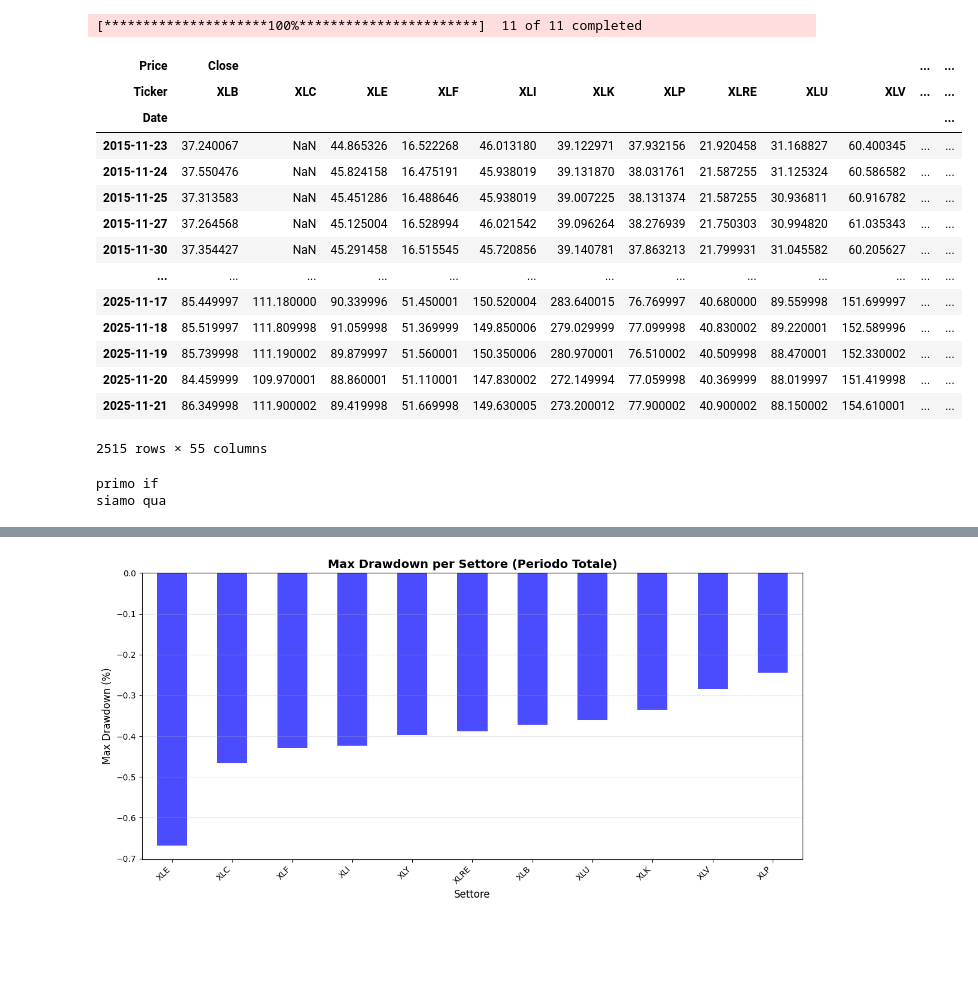
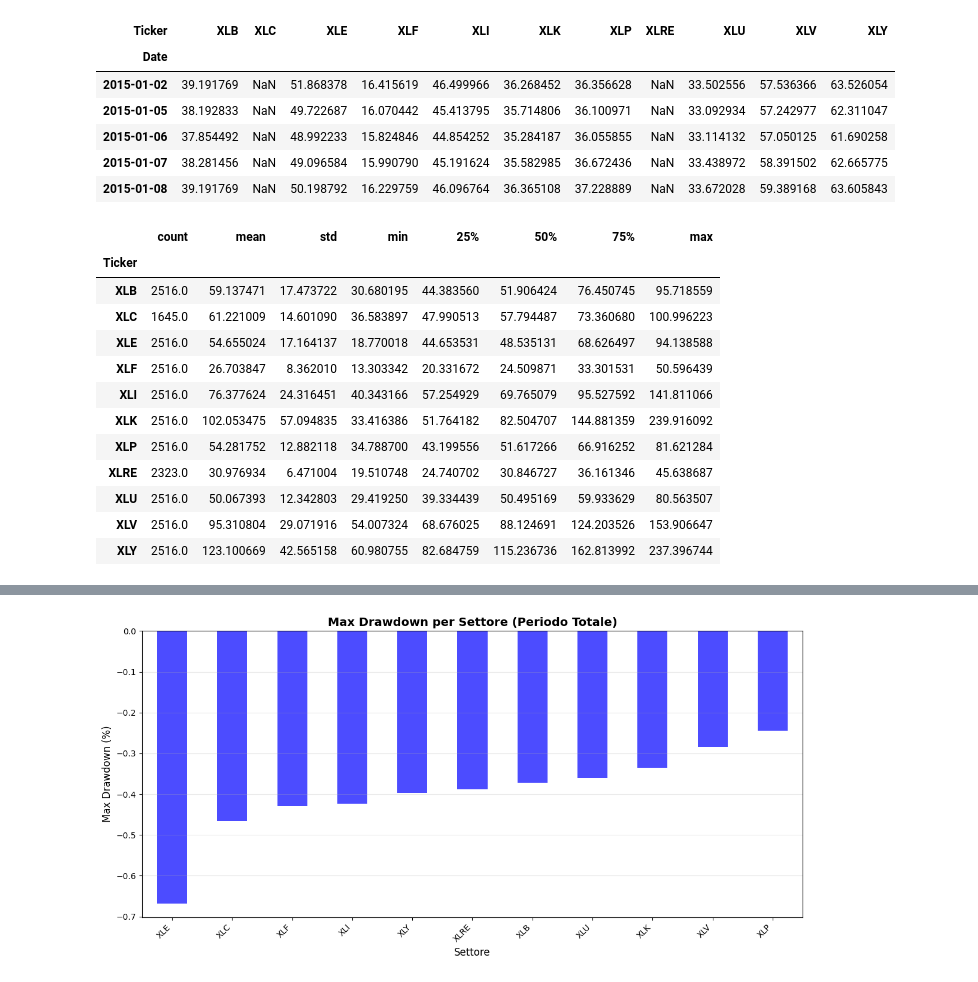
Before and after one commit to riccardomantegazza/MarketPulse, a Jupyter notebook: presentation/test_market_pulse_project.ipynb, the cells around one changed output, grey strips where cells are left out. Cells and saved outputs as stored; diff of their text form; code cells hidden in the pictures; blank space fills up the shorter version.

```diff
--- a/presentation/test_market_pulse_project.ipynb
+++ b/presentation/test_market_pulse_project.ipynb
@@ -21,32 +33,29 @@ Timestamp('2025-11-22 00:00:00')
 # %%
-dats = yf.download(tickers, period='10y', auto_adjust=True, group_by='column')
+px = download_price_history(tickers=tickers, start=start_date, end=end_date)
-# %% [output]
-[*********************100%***********************]  11 of 11 completed
 # %%
-dats
+px.head()
 # %% [output]
-| Price | Close |  |  |  |  |  |  |  |  |  | ... | ... |
-| Ticker | XLB | XLC | XLE | XLF | XLI | XLK | XLP | XLRE | XLU | XLV | ... | ... |
-| Date |  |  |  |  |  |  |  |  |  |  |  | ... |
-| 2015-11-23 | 37.240067 | NaN | 44.865326 | 16.522268 | 46.013180 | 39.122971 | 37.932156 | 21.920458 | 31.168827 | 60.400345 | ... | ... |
-| 2015-11-24 | 37.550476 | NaN | 45.824158 | 16.475191 | 45.938019 | 39.131870 | 38.031761 | 21.587255 | 31.125324 | 60.586582 | ... | ... |
-| 2015-11-25 | 37.313583 | NaN | 45.451286 | 16.488646 | 45.938019 | 39.007225 | 38.131374 | 21.587255 | 30.936811 | 60.916782 | ... | ... |
-| 2015-11-27 | 37.264568 | NaN | 45.125004 | 16.528994 | 46.021542 | 39.096264 | 38.276939 | 21.750303 | 30.994820 | 61.035343 | ... | ... |
-| 2015-11-30 | 37.354427 | NaN | 45.291458 | 16.515545 | 45.720856 | 39.140781 | 37.863213 | 21.799931 | 31.045582 | 60.205627 | ... | ... |
-| ... | ... | ... | ... | ... | ... | ... | ... | ... | ... | ... | ... | ... |
-| 2025-11-17 | 85.449997 | 111.180000 | 90.339996 | 51.450001 | 150.520004 | 283.640015 | 76.769997 | 40.680000 | 89.559998 | 151.699997 | ... | ... |
-| 2025-11-18 | 85.519997 | 111.809998 | 91.059998 | 51.369999 | 149.850006 | 279.029999 | 77.099998 | 40.830002 | 89.220001 | 152.589996 | ... | ... |
-| 2025-11-19 | 85.739998 | 111.190002 | 89.879997 | 51.560001 | 150.350006 | 280.970001 | 76.510002 | 40.509998 | 88.470001 | 152.330002 | ... | ... |
-| 2025-11-20 | 84.459999 | 109.970001 | 88.860001 | 51.110001 | 147.830002 | 272.149994 | 77.059998 | 40.369999 | 88.019997 | 151.419998 | ... | ... |
-| 2025-11-21 | 86.349998 | 111.900002 | 89.419998 | 51.669998 | 149.630005 | 273.200012 | 77.900002 | 40.900002 | 88.150002 | 154.610001 | ... | ... |
+| Ticker | XLB | XLC | XLE | XLF | XLI | XLK | XLP | XLRE | XLU | XLV | XLY |
+| Date |  |  |  |  |  |  |  |  |  |  |  |
+| 2015-01-02 | 39.191769 | NaN | 51.868378 | 16.415619 | 46.499966 | 36.268452 | 36.356628 | NaN | 33.502556 | 57.536366 | 63.526054 |
+| 2015-01-05 | 38.192833 | NaN | 49.722687 | 16.070442 | 45.413795 | 35.714806 | 36.100971 | NaN | 33.092934 | 57.242977 | 62.311047 |
+| 2015-01-06 | 37.854492 | NaN | 48.992233 | 15.824846 | 44.854252 | 35.284187 | 36.055855 | NaN | 33.114132 | 57.050125 | 61.690258 |
+| 2015-01-07 | 38.281456 | NaN | 49.096584 | 15.990790 | 45.191624 | 35.582985 | 36.672436 | NaN | 33.438972 | 58.391502 | 62.665775 |
+| 2015-01-08 | 39.191769 | NaN | 50.198792 | 16.229759 | 46.096764 | 36.365108 | 37.228889 | NaN | 33.672028 | 59.389168 | 63.605843 |
-2515 rows × 55 columns
 # %%
-if isinstance(dats.columns, pd.MultiIndex):
-    print('primo if')
-    if 'Close' in dats.columns.get_level_values(0):
-        print('siamo qua')
-        close = dats['Close'].copy()
+px.describe().T
 # %% [output]
-primo if
-siamo qua
+|  | count | mean | std | min | 25% | 50% | 75% | max |
+| Ticker |  |  |  |  |  |  |  |  |
+| XLB | 2516.0 | 59.137471 | 17.473722 | 30.680195 | 44.383560 | 51.906424 | 76.450745 | 95.718559 |
+| XLC | 1645.0 | 61.221009 | 14.601090 | 36.583897 | 47.990513 | 57.794487 | 73.360680 | 100.996223 |
+| XLE | 2516.0 | 54.655024 | 17.164137 | 18.770018 | 44.653531 | 48.535131 | 68.626497 | 94.138588 |
+| XLF | 2516.0 | 26.703847 | 8.362010 | 13.303342 | 20.331672 | 24.509871 | 33.301531 | 50.596439 |
+| XLI | 2516.0 | 76.377624 | 24.316451 | 40.343166 | 57.254929 | 69.765079 | 95.527592 | 141.811066 |
+| XLK | 2516.0 | 102.053475 | 57.094835 | 33.416386 | 51.764182 | 82.504707 | 144.881359 | 239.916092 |
+| XLP | 2516.0 | 54.281752 | 12.882118 | 34.788700 | 43.199556 | 51.617266 | 66.916252 | 81.621284 |
+| XLRE | 2323.0 | 30.976934 | 6.471004 | 19.510748 | 24.740702 | 30.846727 | 36.161346 | 45.638687 |
+| XLU | 2516.0 | 50.067393 | 12.342803 | 29.419250 | 39.334439 | 50.495169 | 59.933629 | 80.563507 |
+| XLV | 2516.0 | 95.310804 | 29.071916 | 54.007324 | 68.676025 | 88.124691 | 124.203526 | 153.906647 |
+| XLY | 2516.0 | 123.100669 | 42.565158 | 60.980755 | 82.684759 | 115.236736 | 162.813992 | 237.396744 |
 # %%
```
Also changed, not shown: parts of 30 cells of this notebook, 5 other files.
